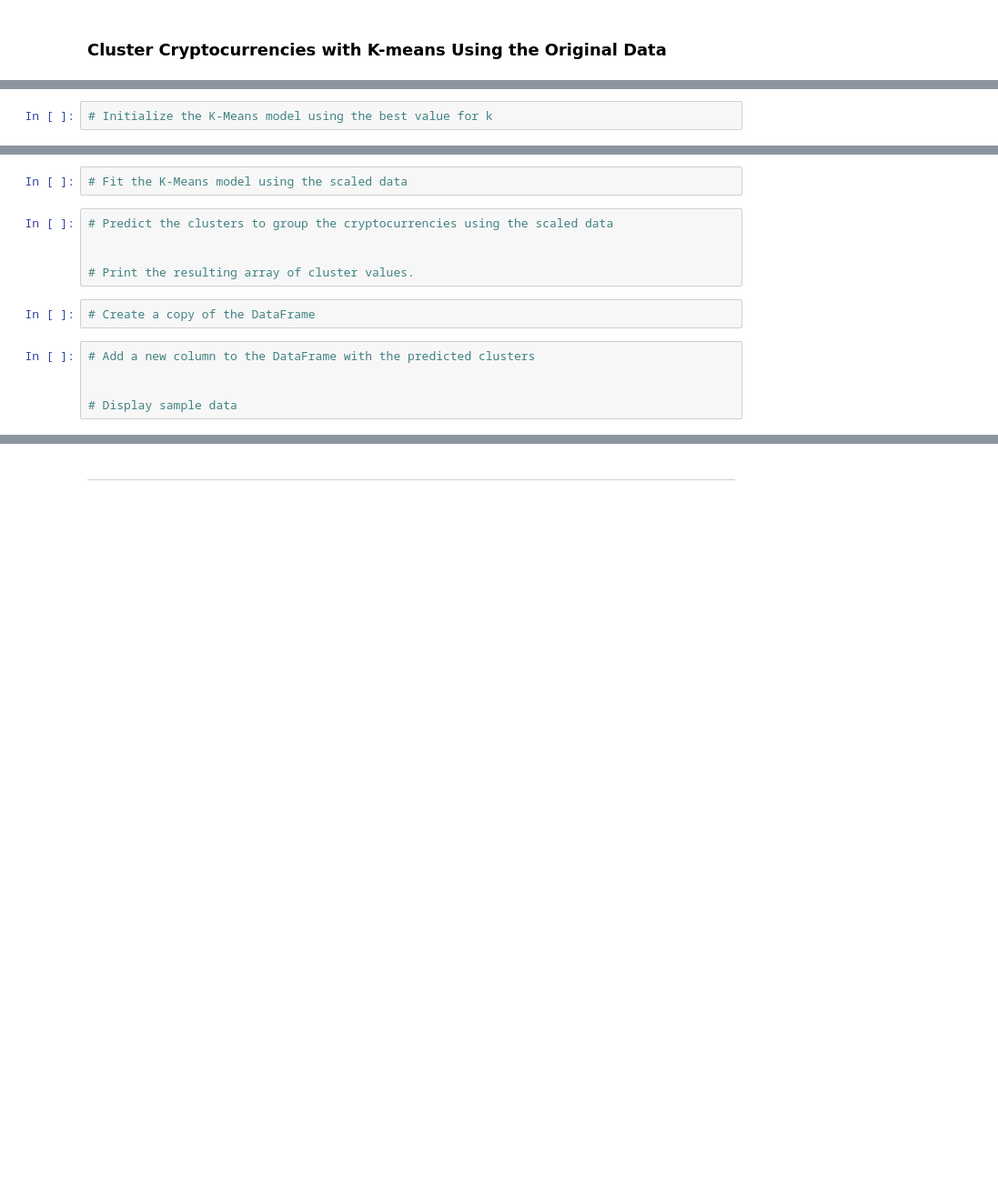
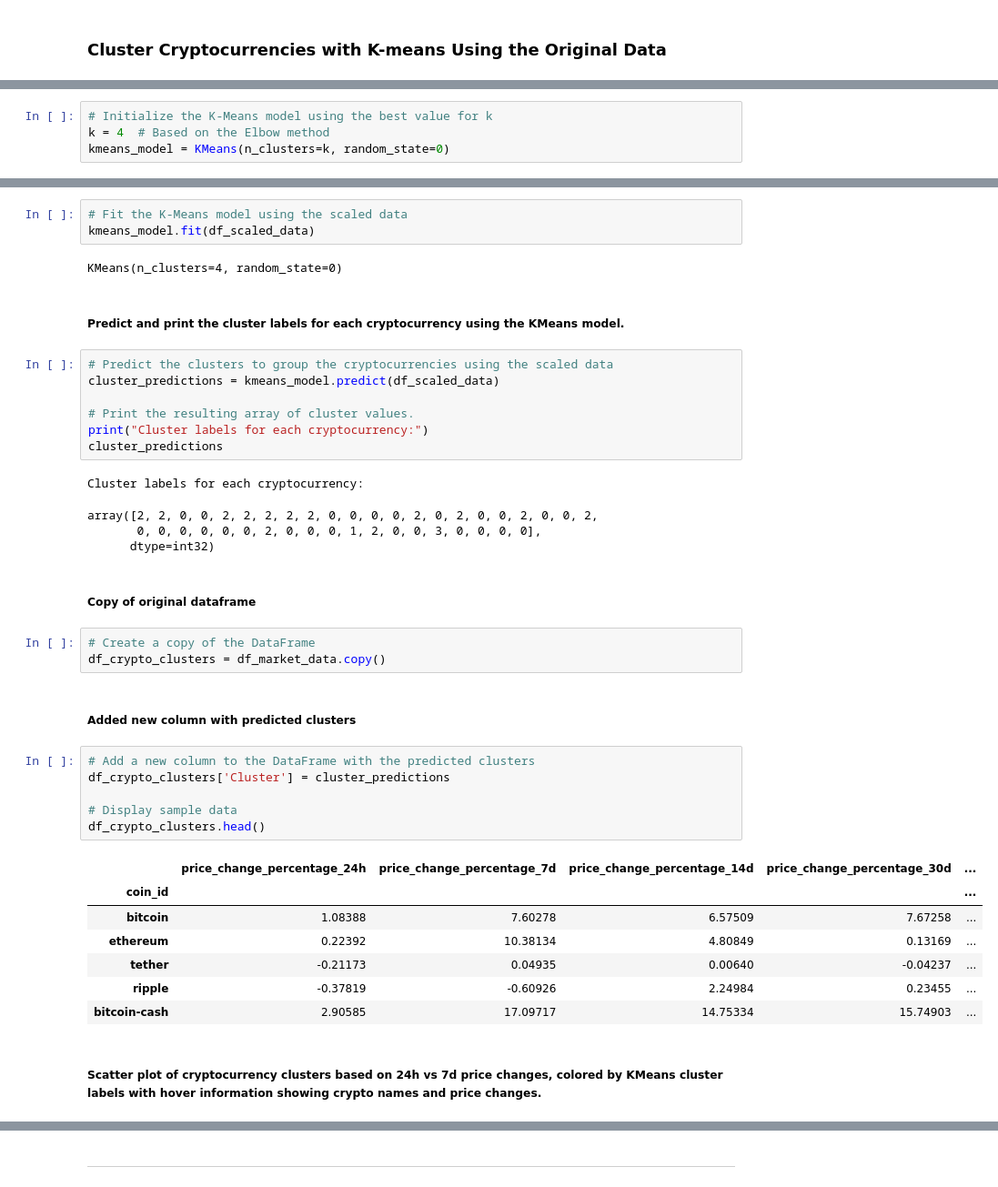
Before and after one commit to rinals/CryptoClustering, a Jupyter notebook: Crypto_Clustering.ipynb, the cells around one changed output, grey strips where cells are left out. Shown at 91% size. Saved outputs shown, nothing was run; the diff lists cells and outputs as text; blank space fills up the shorter version.

Commit message:
Cryptocurrency clusters with prediction and scatter plot

```diff
--- a/Crypto_Clustering.ipynb
+++ b/Crypto_Clustering.ipynb
@@ -178,2 +182,4 @@ df_elbow.hvplot.line(
 # %%
 # Initialize the K-Means model using the best value for k
+k = 4  # Based on the Elbow method
+kmeans_model = KMeans(n_clusters=k, random_state=0)
@@ -180,17 +188,45 @@ df_elbow.hvplot.line(
 # %%
 # Fit the K-Means model using the scaled data
+kmeans_model.fit(df_scaled_data)
+# %% [output]
+KMeans(n_clusters=4, random_state=0)
+# %% [markdown]
+##### Predict and print the cluster labels for each cryptocurrency using the KMeans model.
 # %%
 # Predict the clusters to group the cryptocurrencies using the scaled data
-
+cluster_predictions = kmeans_model.predict(df_scaled_data)
 
 # Print the resulting array of cluster values.
+print("Cluster labels for each cryptocurrency:")
+cluster_predictions
+# %% [output]
+Cluster labels for each cryptocurrency:
+array([2, 2, 0, 0, 2, 2, 2, 2, 2, 0, 0, 0, 0, 2, 0, 2, 0, 0, 2, 0, 0, 2,
+       0, 0, 0, 0, 0, 0, 2, 0, 0, 0, 1, 2, 0, 0, 3, 0, 0, 0, 0],
+      dtype=int32)
+# %% [markdown]
+##### Copy of original dataframe
 # %%
 # Create a copy of the DataFrame
+df_crypto_clusters = df_market_data.copy()
+# %% [markdown]
+##### Added new column with predicted clusters
 # %%
 # Add a new column to the DataFrame with the predicted clusters
-
+df_crypto_clusters['Cluster'] = cluster_predictions
 
 # Display sample data
+df_crypto_clusters.head()
+# %% [output]
+|  | price_change_percentage_24h | price_change_percentage_7d | price_change_percentage_14d | price_change_percentage_30d | ... |
+| coin_id |  |  |  |  | ... |
+| bitcoin | 1.08388 | 7.60278 | 6.57509 | 7.67258 | ... |
+| ethereum | 0.22392 | 10.38134 | 4.80849 | 0.13169 | ... |
+| tether | -0.21173 | 0.04935 | 0.00640 | -0.04237 | ... |
+| ripple | -0.37819 | -0.60926 | 2.24984 | 0.23455 | ... |
+| bitcoin-cash | 2.90585 | 17.09717 | 14.75334 | 15.74903 | ... |
+# %% [markdown]
+##### Scatter plot of cryptocurrency clusters based on 24h vs 7d price changes, colored by KMeans cluster labels with hover information showing crypto names and price changes.
 # %%
 # Create a scatter plot using hvPlot by setting
 # `x="price_change_percentage_24h"` and `y="price_change_percentage_7d"`.
```
Also changed, not shown: parts of 11 cells of this notebook.
